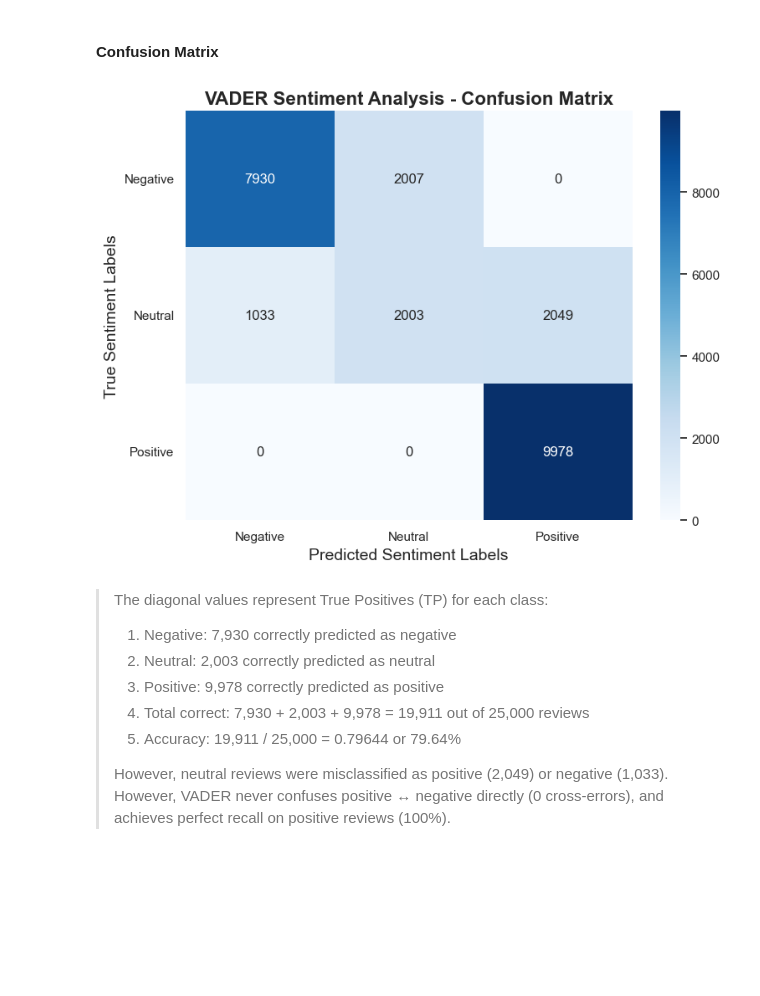
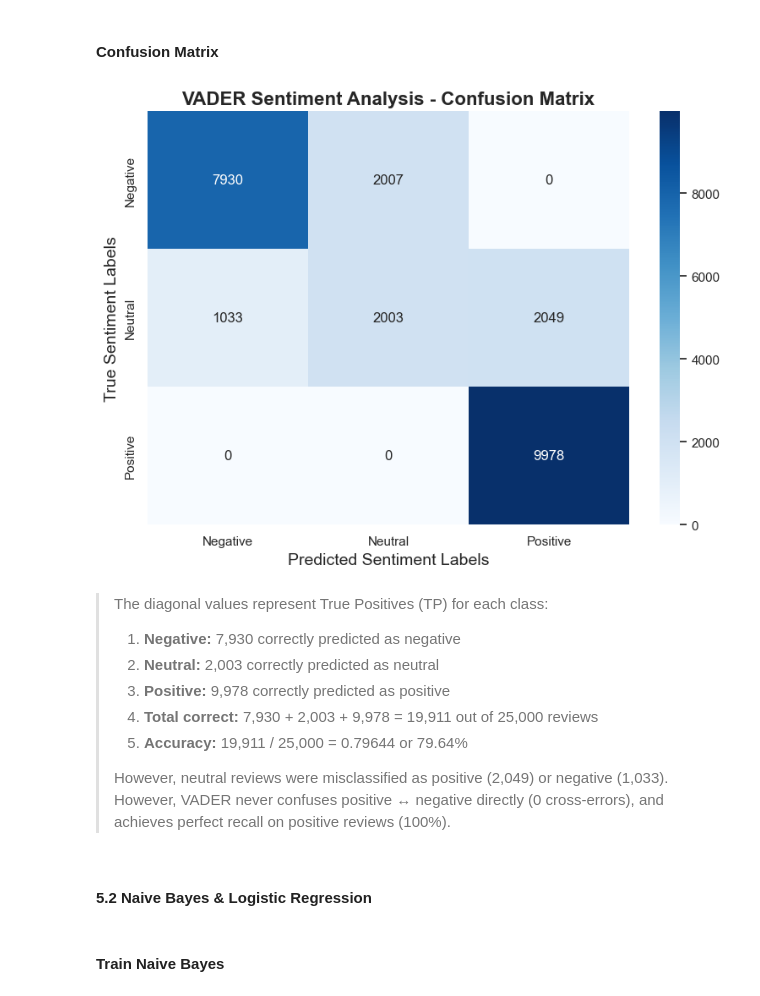
Before and after one commit to samehinttech/sentiment-analysis-customer-reviews, a Jupyter notebook: notebooks/sentiment_analysis.ipynb, the cells around one changed output. Saved outputs shown, nothing was run; the diff lists cells and outputs as text; code cells hidden in the pictures; blank space fills up the shorter version.

```diff
--- a/notebooks/sentiment_analysis.ipynb
+++ b/notebooks/sentiment_analysis.ipynb
@@ -567,24 +567,27 @@ weighted avg       0.78      0.80      0.79     25000
 # %%
 # Confusion Matrix for VADER
 cm = confusion_matrix(df['sentiment_label'], df['vader_pred'], labels=['negative', 'neutral', 'positive'])
 class_names = ['Negative', 'Neutral', 'Positive']
 plt.figure(figsize=(8, 6))
 sns.heatmap(cm, annot=True, fmt='d', cmap='Blues',
             xticklabels=class_names, yticklabels=class_names)
 plt.title('VADER Sentiment Analysis - Confusion Matrix', fontsize=16, fontweight='bold')
 plt.xlabel('Predicted Sentiment Labels', fontsize=14)
 plt.ylabel('True Sentiment Labels', fontsize=14)
-plt.yticks(rotation=0)
 plt.tight_layout()
 plt.show()
 # %% [output]
-[figure, old version]
+[figure, new version]
 # %% [markdown]
 >The diagonal values represent True Positives (TP) for each class:
->1. Negative: 7,930 correctly predicted as negative
->2. Neutral: 2,003 correctly predicted as neutral
->3. Positive: 9,978 correctly predicted as positive
->4. Total correct: 7,930 + 2,003 + 9,978 = 19,911 out of 25,000 reviews
->5. Accuracy: 19,911 / 25,000 = 0.79644 or 79.64%
+>1. **Negative:** 7,930 correctly predicted as negative
+>2. **Neutral:** 2,003 correctly predicted as neutral
+>3. **Positive:** 9,978 correctly predicted as positive
+>4. **Total correct:** 7,930 + 2,003 + 9,978 = 19,911 out of 25,000 reviews
+>5. **Accuracy:** 19,911 / 25,000 = 0.79644 or 79.64%
 >
 > However, neutral reviews were misclassified as positive (2,049) or negative (1,033). However, VADER never confuses positive ↔ negative directly (0 cross-errors), and achieves perfect recall on positive reviews (100%).
+# %% [markdown]
+#### 5.2 Naive Bayes & Logistic Regression
+# %% [markdown]
+#### Train Naive Bayes
```
Also changed, not shown: parts of 6 cells of this notebook.
